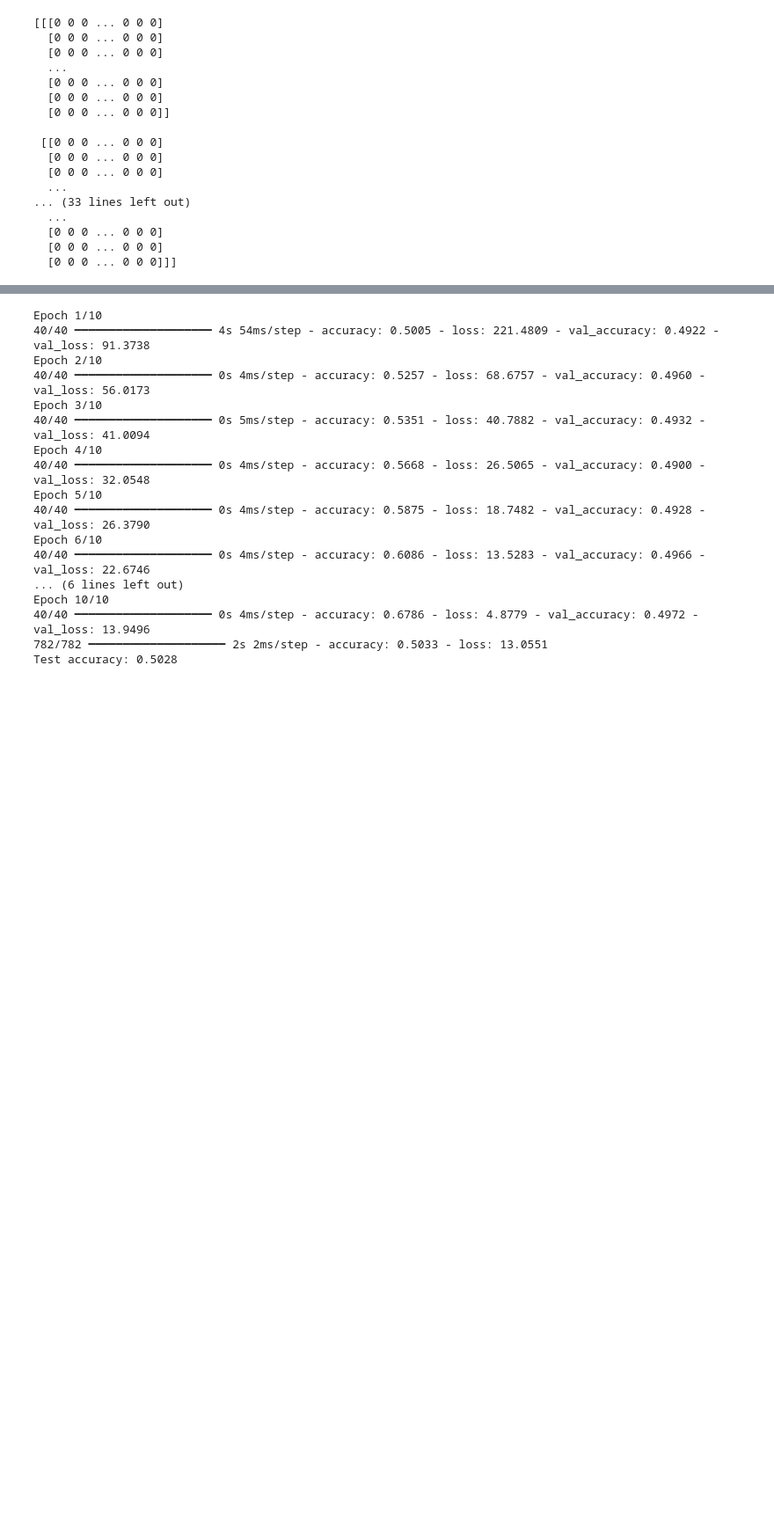
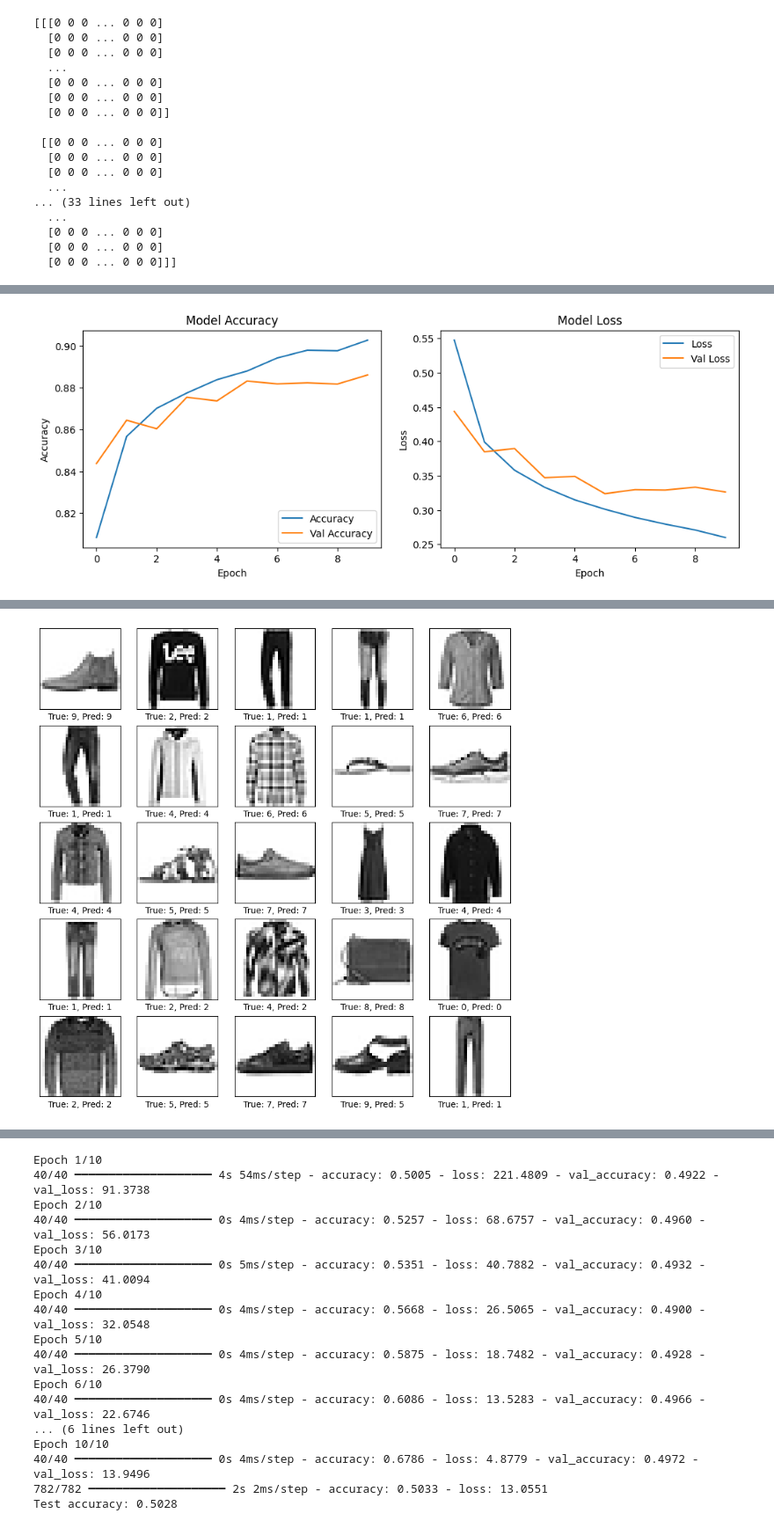
Before and after one commit to VarunKoduru/Deep-Learning, a Jupyter notebook: DL_Practice.ipynb, the cells around one changed output, grey strips where cells are left out. Shown at 88% size. Drawn from its saved outputs; the diff is of its cells as text; code cells hidden in the pictures; blank space fills up the shorter version.

```diff
--- a/DL_Practice.ipynb
+++ b/DL_Practice.ipynb
@@ -632,0 +654,67 @@ plt.show()
+# %%
+
+import numpy as np
+import matplotlib.pyplot as plt
+from tensorflow.keras.datasets import mnist , fashion_mnist
+from tensorflow.keras.models import Sequential
+from tensorflow.keras.layers import Dense, Flatten
+from tensorflow.keras.utils import to_categorical
+
+
+(x_train, y_train), (x_test, y_test) = fashion_mnist.load_data()
+
+x_train = x_train / 255.0
+x_test = x_test / 255.0
+
+y_train = to_categorical(y_train, 10)
+y_test = to_categorical(y_test, 10)
+
+model = Sequential([
+    Flatten(input_shape=(28, 28)),
+    Dense(64, activation='relu'),
+    Dense(32, activation='relu'),
+    Dense(10, activation='softmax')
+])
+
+model.compile(optimizer='adam',
+              loss='categorical_crossentropy',
+              metrics=['accuracy'])
+
+
+history = model.fit(x_train, y_train, epochs=10, validation_split=0.2)
+
+test_loss, test_acc = model.evaluate(x_test, y_test)
+print(f'Test accuracy: {test_acc}')
+
+plt.figure(figsize=(12, 4))
+
+plt.subplot(1, 2, 1)
+plt.plot(history.history['accuracy'], label='Accuracy')
+plt.plot(history.history['val_accuracy'], label = 'Val Accuracy')
+plt.xlabel('Epoch')
+plt.ylabel('Accuracy')
+plt.legend(loc='lower right')
+plt.title('Model Accuracy')
+
+plt.subplot(1, 2, 2)
+plt.plot(history.history['loss'], label='Loss')
+plt.plot(history.history['val_loss'], label = 'Val Loss')
+plt.xlabel('Epoch')
+plt.ylabel('Loss')
+plt.legend(loc='upper right')
+plt.title('Model Loss')
+
+plt.show()
+
+predictions = model.predict(x_test)
+
+plt.figure(figsize=(10, 10))
+for i in range(25):
+    plt.subplot(5, 5, i + 1)
+    plt.xticks([])
+    plt.yticks([])
+    plt.grid(False)
+    plt.imshow(x_test[i], cmap=plt.cm.binary)
+    plt.xlabel(f"True: {np.argmax(y_test[i])}, Pred: {np.argmax(predictions[i])}")
+plt.show()
+# %% [output]
@@ -632,0 +738 @@ plt.show()
+[figure, added]
@@ -633 +740,2 @@ plt.show()
+[figure, added]
 # %%
```
Also changed, not shown: parts of 6 cells of this notebook.
